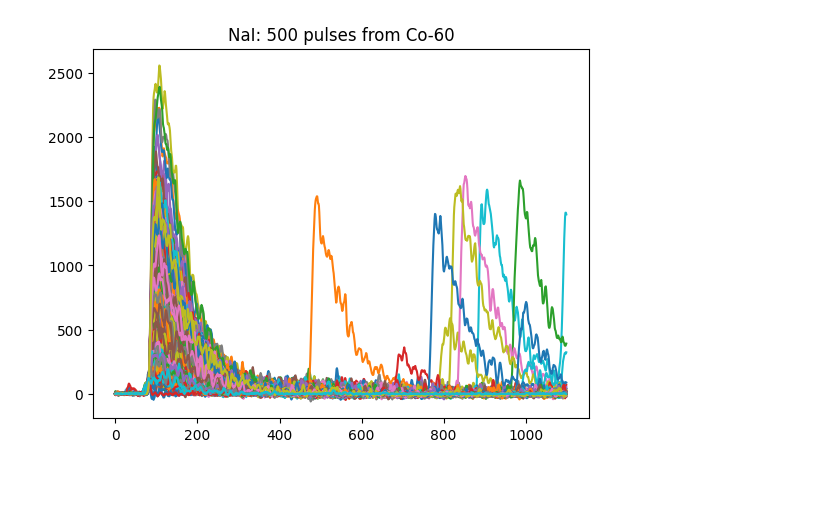
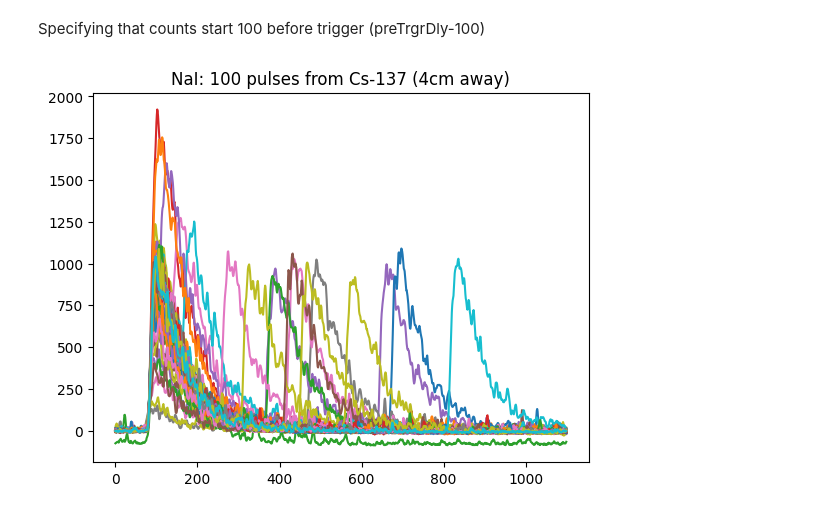
Before and after one commit to UCB-NE-204-2022/Devin_Thatcher_NE204, a Jupyter notebook: Lab2/Jupyter/NE204Lab2.ipynb, the cells around one changed output. Drawn from its saved outputs; the diff is of its cells as text; code cells hidden in the pictures; blank space fills up the shorter version.

```diff
--- a/Lab2/Jupyter/NE204Lab2.ipynb
+++ b/Lab2/Jupyter/NE204Lab2.ipynb
@@ -49,13 +49,15 @@ def PeakInfo(hist, h, d, promF):
         except:
             pass
     return Xranges, coefficients, numberofpeaks, FWHMs
+# %% [markdown]
+Specifying that counts start 100 before trigger (preTrgrDly-100)
 # %%
-filelocation = r"C:\Users\devth\Documents\NE204Offline\NaI\Co60\NaI_Co60_120s.h5"
-events = 500
-XRange = 2000
+filelocation = r"C:\Users\Operator\Documents\Devin\Code\Data\NaI_Cs137_4cm_30.h5"
+events = 100
+XRange = 5000
 preTrgrDly = 1000
 ViewPulses(filelocation, events, XRange, preTrgrDly)
-plt.title('NaI: 500 pulses from Co-60')
+plt.title('NaI: 100 pulses from Cs-137 (4cm away)')
 plt.show()
 # %% [output]
-[figure, old version]
+[figure, new version]
```
Also changed, not shown: parts of 12 cells of this notebook.
